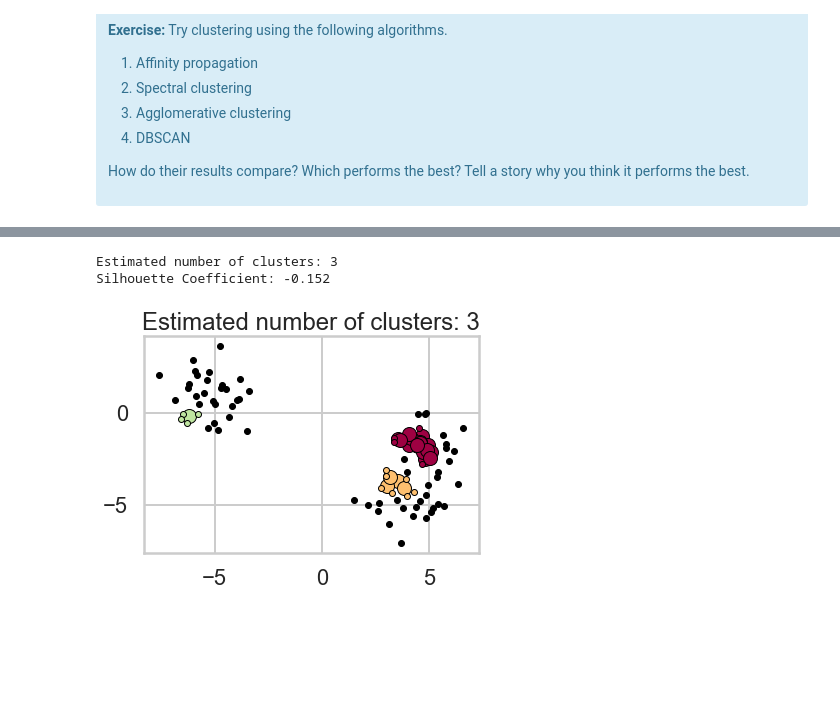
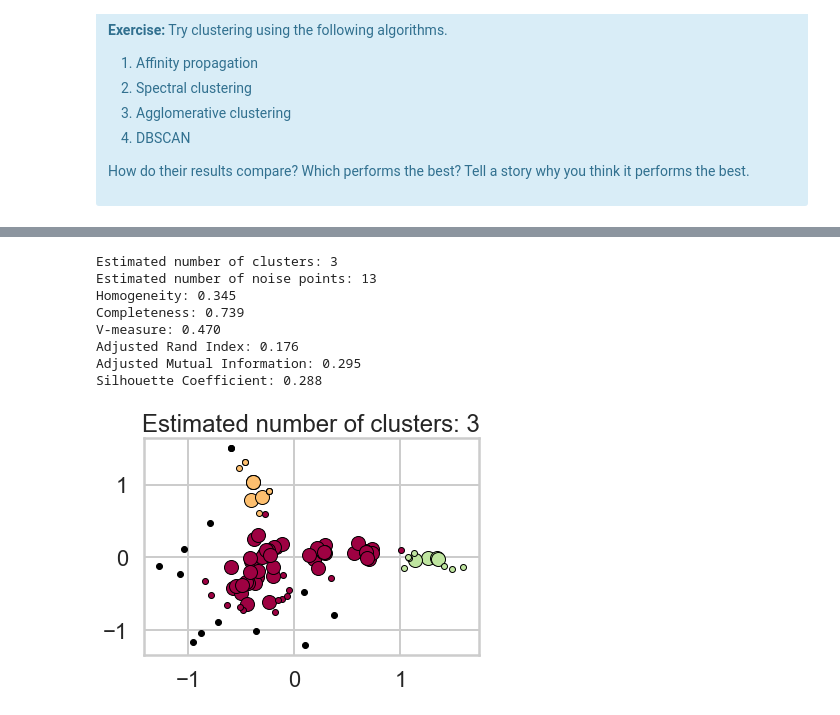
Before and after one commit to nicholehartz/Clustering-Case-Study, a Jupyter notebook: Clustering Case Study - Customer Segmentation with K-Means - Tier 3.ipynb, the cells around one changed output, grey strips where cells are left out. Cells and saved outputs as stored; diff of their text form; code cells hidden in the pictures; blank space fills up the shorter version.

```diff
--- a/Clustering Case Study - Customer Segmentation with K-Means - Tier 3.ipynb
+++ b/Clustering Case Study - Customer Segmentation with K-Means - Tier 3.ipynb
@@ -599,18 +599,32 @@ X, y = make_blobs(n_samples=len(x_cols),
 # %%
-# Affinity propagation
+# Affinity Propagation
+
+# Import relevant packages
 from sklearn.cluster import AffinityPropagation
 from sklearn import metrics
 
+# Compute Affinity Propagation
 af = AffinityPropagation().fit(X)
 cluster_centers_indices = af.cluster_centers_indices_
 labels = af.labels_
 
+# Find cluster labels for data
+labels_true = af.fit_predict(X)
+
 n_clusters_ = len(cluster_centers_indices)
 
 print('Estimated number of clusters: %d' % n_clusters_)
+print("Homogeneity: %0.3f" % metrics.homogeneity_score(labels_true, labels))
+print("Completeness: %0.3f" % metrics.completeness_score(labels_true, labels))
+print("V-measure: %0.3f" % metrics.v_measure_score(labels_true, labels))
+print("Adjusted Rand Index: %0.3f"
+      % metrics.adjusted_rand_score(labels_true, labels))
+print("Adjusted Mutual Information: %0.3f"
+      % metrics.adjusted_mutual_info_score(labels_true, labels))
 print("Silhouette Coefficient: %0.3f"
       % metrics.silhouette_score(X, labels, metric='sqeuclidean'))
 
+# Plot result
 import matplotlib.pyplot as plt
 from itertools import cycle
 
@@ -679,43 +733,63 @@ Silhouette Coefficient: 0.783
 # %%
-# Using DBSCAN
+#DBSCAN
+
+# Import relevant package
 from sklearn.cluster import DBSCAN
 
-for eps in [.6]:
-    db = DBSCAN(eps=eps).fit(X)
-    core_samples_mask = np.zeros_like(db.labels_, dtype=bool)
-    core_samples_mask[db.core_sample_indices_] = True
-    labels = db.labels_
+# Compute DBSCAN
+db = DBSCAN(eps=0.3, min_samples=10).fit(X)
+core_samples_mask = np.zeros_like(db.labels_, dtype=bool)
+core_samples_mask[db.core_sample_indices_] = True
+labels = db.labels_
+labels_true = af.fit_predict(X)
 
-    # Number of clusters in labels, ignoring noise if present.
-    n_clusters_ = len(set(labels)) - (1 if -1 in labels else 0)
+# Number of clusters in labels, ignoring noise if present.
+n_clusters_ = len(set(labels)) - (1 if -1 in labels else 0)
+n_noise_ = list(labels).count(-1)
 
-    print('Estimated number of clusters: %d' % n_clusters_)
-    print("Silhouette Coefficient: %0.3f" % metrics.silhouette_score(X, labels))
+print('Estimated number of clusters: %d' % n_clusters_)
+print('Estimated number of noise points: %d' % n_noise_)
+print("Homogeneity: %0.3f" % metrics.homogeneity_score(labels_true, labels))
+print("Completeness: %0.3f" % metrics.completeness_score(labels_true, labels))
+print("V-measure: %0.3f" % metrics.v_measure_score(labels_true, labels))
+print("Adjusted Rand Index: %0.3f"
+      % metrics.adjusted_rand_score(labels_true, labels))
+print("Adjusted Mutual Information: %0.3f"
+      % metrics.adjusted_mutual_info_score(labels_true, labels))
+print("Silhouette Coefficient: %0.3f"
+      % metrics.silhouette_score(X, labels))
 
+# Plot result
 import matplotlib.pyplot as plt
 
 # Black removed and is used for noise instead.
 unique_labels = set(labels)
-colors = [plt.get_cmap('Spectral')(each)
+colors = [plt.cm.Spectral(each)
           for each in np.linspace(0, 1, len(unique_labels))]
-for k, col in list(zip(unique_labels, colors)):
+for k, col in zip(unique_labels, colors):
     if k == -1:
         # Black used for noise.
         col = [0, 0, 0, 1]
 
     class_member_mask = (labels == k)
 
     xy = X[class_member_mask & core_samples_mask]
     plt.plot(xy[:, 0], xy[:, 1], 'o', markerfacecolor=tuple(col),
              markeredgecolor='k', markersize=14)
 
     xy = X[class_member_mask & ~core_samples_mask]
     plt.plot(xy[:, 0], xy[:, 1], 'o', markerfacecolor=tuple(col),
              markeredgecolor='k', markersize=6)
 
 plt.title('Estimated number of clusters: %d' % n_clusters_)
 plt.show()
 # %% [output]
 Estimated number of clusters: 3
-Silhouette Coefficient: -0.152
+Estimated number of noise points: 13
+Homogeneity: 0.345
+Completeness: 0.739
+V-measure: 0.470
+Adjusted Rand Index: 0.176
+Adjusted Mutual Information: 0.295
+Silhouette Coefficient: 0.288
-[figure, old version]
+[figure, new version]
```
Also changed, not shown: parts of 8 cells of this notebook.
